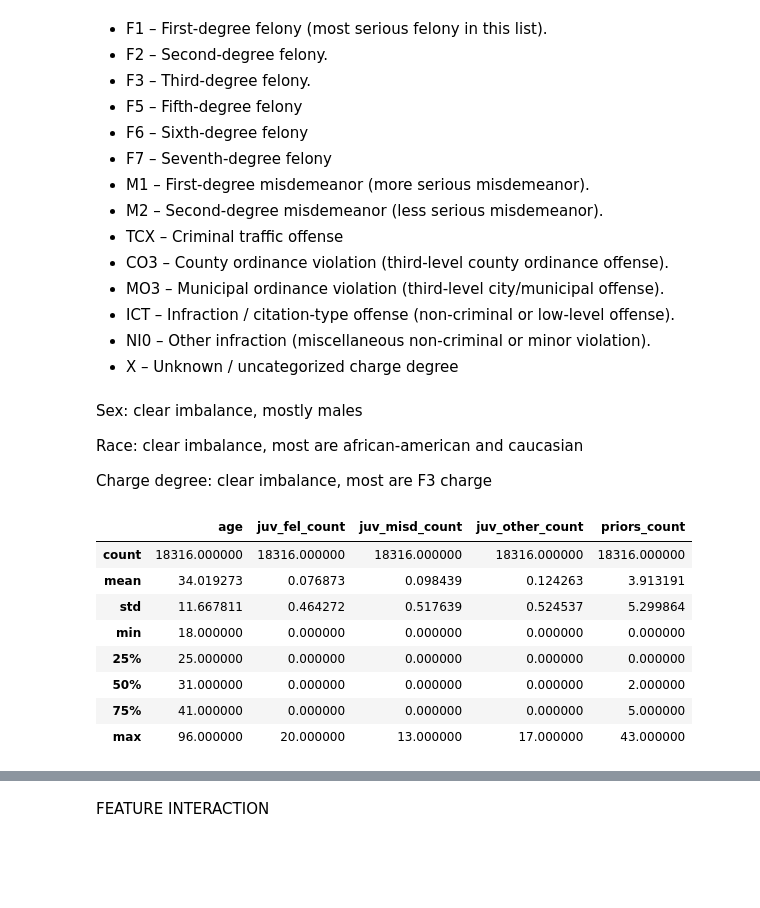
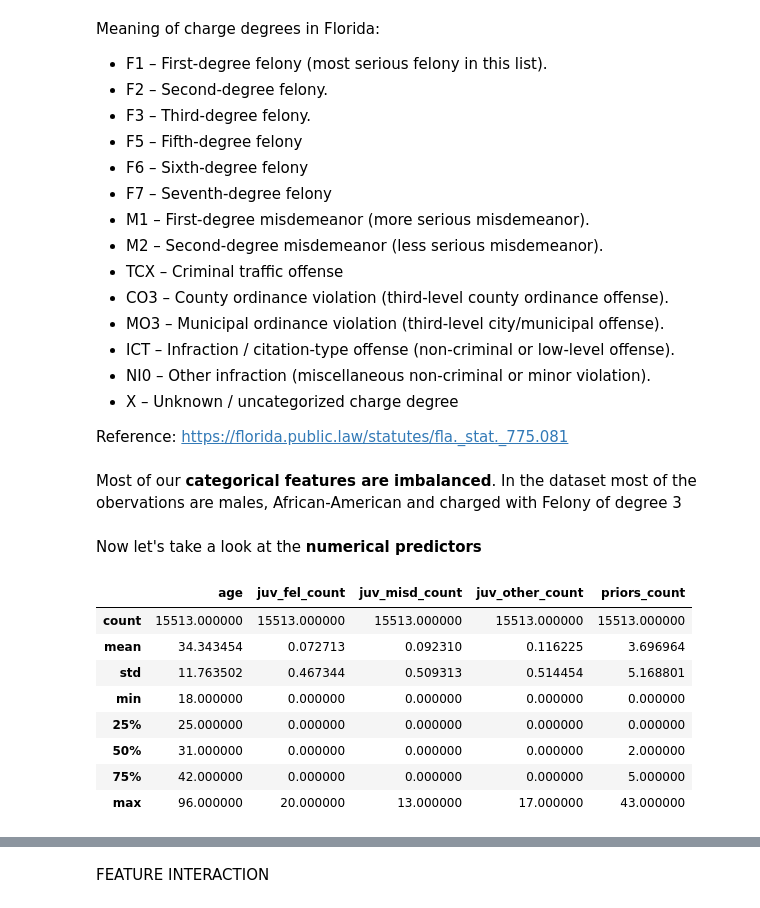
Before and after one commit to SarahSwinnen/ExplainabilityCOMPAS, a Jupyter notebook: EDA_and_Assumptions.ipynb, the cells around one changed output, grey strips where cells are left out. Drawn from its saved outputs; the diff is of its cells as text; code cells hidden in the pictures; blank space fills up the shorter version.

```diff
--- a/EDA_and_Assumptions.ipynb
+++ b/EDA_and_Assumptions.ipynb
@@ -20,7 +12,8 @@ import seaborn as sns
 from matplotlib.patches import Patch
 import matplotlib
 # %%
-df = pd.read_csv("/content/cox-violent-parsed_filt.csv")
-print(f'The dimension of the dataset is : {df.shape}')
+COMPASdata = pd.read_csv("/content/cox-violent-parsed_filt.csv")
+print(f'The dimension of the dataset is : {COMPASdata.shape}')
+COMPASdata.count()
 # %% [output]
 The dimension of the dataset is : (18316, 40)
@@ -47,0 +38,4 @@ dtype: int64
+# %%
+COMPASdata = COMPASdata.drop_duplicates() # Removal of duplicates
+print(f'The dimension of the dataset is : {COMPASdata.shape}')
+COMPASdata.count()
@@ -94,4 +110,5 @@ plt.show()
 # %% [markdown]
+Meaning of charge degrees in Florida:
 - F1 – First‑degree felony (most serious felony in this list).
 - F2 – Second‑degree felony.
 - F3 – Third‑degree felony.
@@ -106,21 +123,22 @@ plt.show()
 - ICT – Infraction / citation‑type offense (non‑criminal or low‑level offense).
 - NI0 – Other infraction (miscellaneous non‑criminal or minor violation).
 - X – Unknown / uncategorized charge degree
+
+Reference: https://florida.public.law/statutes/fla._stat._775.081
-# %% [markdown]
-Sex: clear imbalance, mostly males
-
-Race: clear imbalance, most are african-american and caucasian
-
-Charge degree: clear imbalance, most are F3 charge
+# %% [markdown]
+
+Most of our **categorical features are imbalanced**. In the dataset most of the obervations are males, African-American and charged with Felony of degree 3
+# %% [markdown]
+Now let's take a look at the **numerical predictors**
 # %%
-df[features].select_dtypes(include='number').describe()
+COMPASdata[features].select_dtypes(include='number').describe()
 # %% [output]
 |  | age | juv_fel_count | juv_misd_count | juv_other_count | priors_count |
-| count | 18316.000000 | 18316.000000 | 18316.000000 | 18316.000000 | 18316.000000 |
-| mean | 34.019273 | 0.076873 | 0.098439 | 0.124263 | 3.913191 |
-| std | 11.667811 | 0.464272 | 0.517639 | 0.524537 | 5.299864 |
+| count | 15513.000000 | 15513.000000 | 15513.000000 | 15513.000000 | 15513.000000 |
+| mean | 34.343454 | 0.072713 | 0.092310 | 0.116225 | 3.696964 |
+| std | 11.763502 | 0.467344 | 0.509313 | 0.514454 | 5.168801 |
 | min | 18.000000 | 0.000000 | 0.000000 | 0.000000 | 0.000000 |
 | 25% | 25.000000 | 0.000000 | 0.000000 | 0.000000 | 0.000000 |
 | 50% | 31.000000 | 0.000000 | 0.000000 | 0.000000 | 2.000000 |
-| 75% | 41.000000 | 0.000000 | 0.000000 | 0.000000 | 5.000000 |
+| 75% | 42.000000 | 0.000000 | 0.000000 | 0.000000 | 5.000000 |
 | max | 96.000000 | 20.000000 | 13.000000 | 17.000000 | 43.000000 |
```
Also changed, not shown: parts of 61 cells of this notebook.
